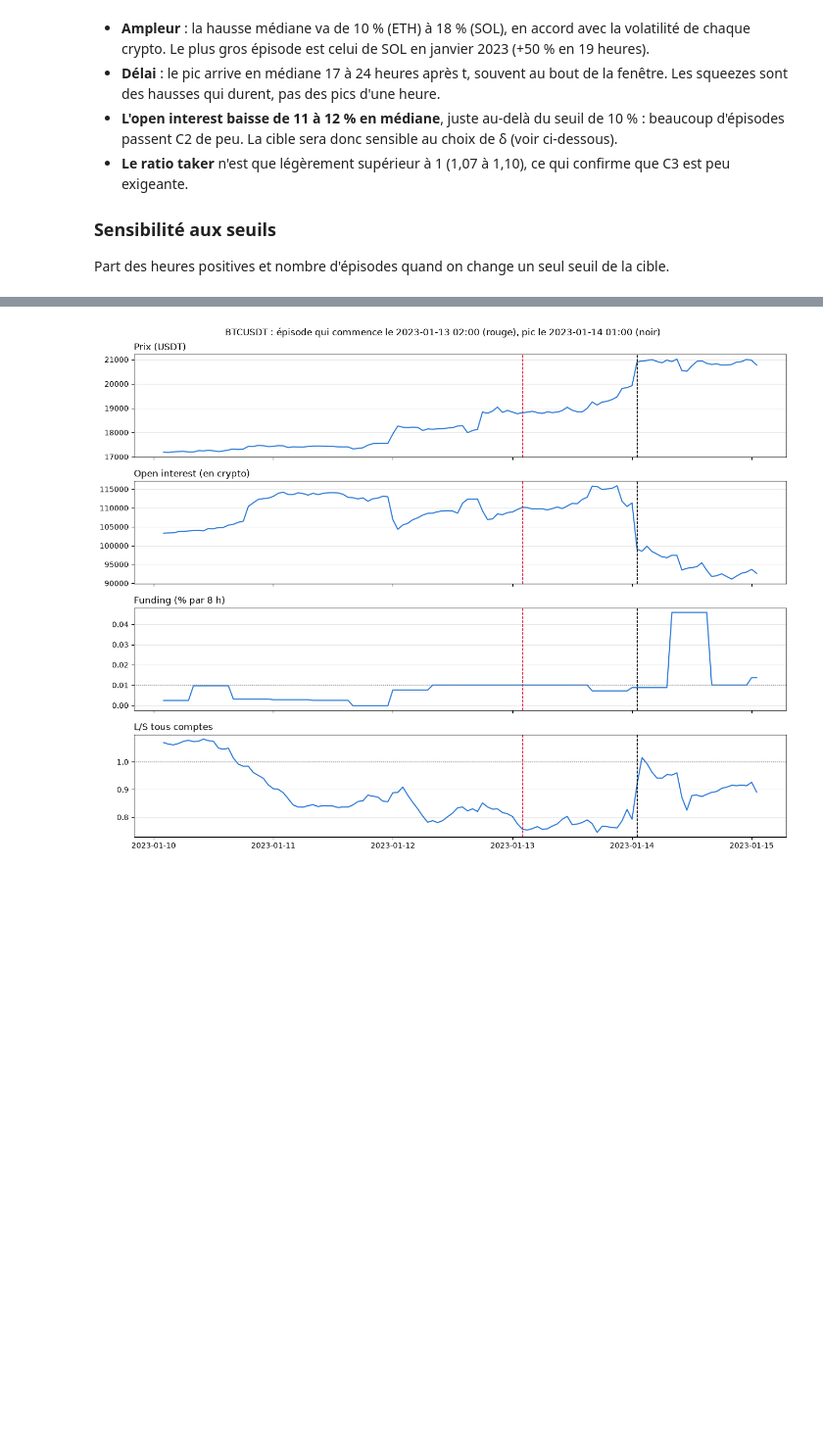
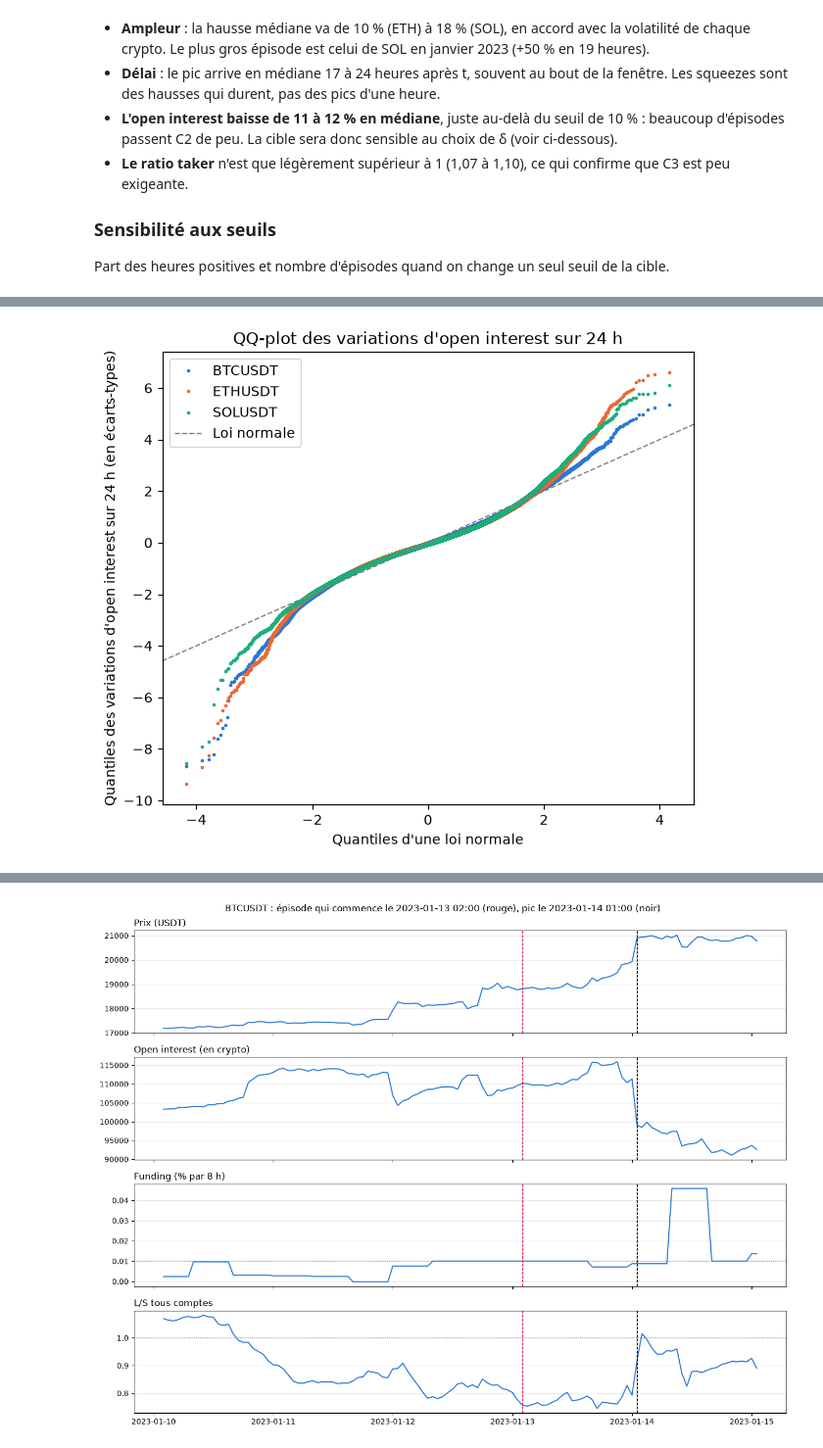
Before and after one commit to Ethanyounes/Ensae-Data-Science, a Jupyter notebook: rapport.ipynb, the cells around one changed output, grey strips where cells are left out. Shown at 98% size. Saved outputs shown, nothing was run; the diff lists cells and outputs as text; code cells hidden in the pictures; blank space fills up the shorter version.

```diff
--- a/rapport.ipynb
+++ b/rapport.ipynb
@@ -434,0 +457,4 @@ Prix, open interest, funding et ratio long/short de tous les comptes, de 3 jours
+# %%
+descriptif.graphique_qqplot(panel_cible, descriptif.variation_oi_reduite, "variations d'open interest sur 24 h")
+# %% [output]
+[figure, added]
```
Also changed, not shown: parts of 44 cells of this notebook, 7 other files.
